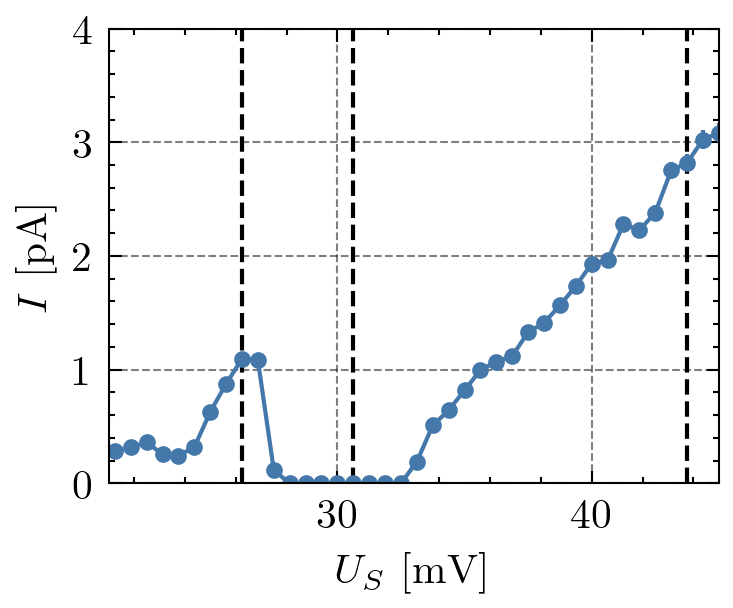
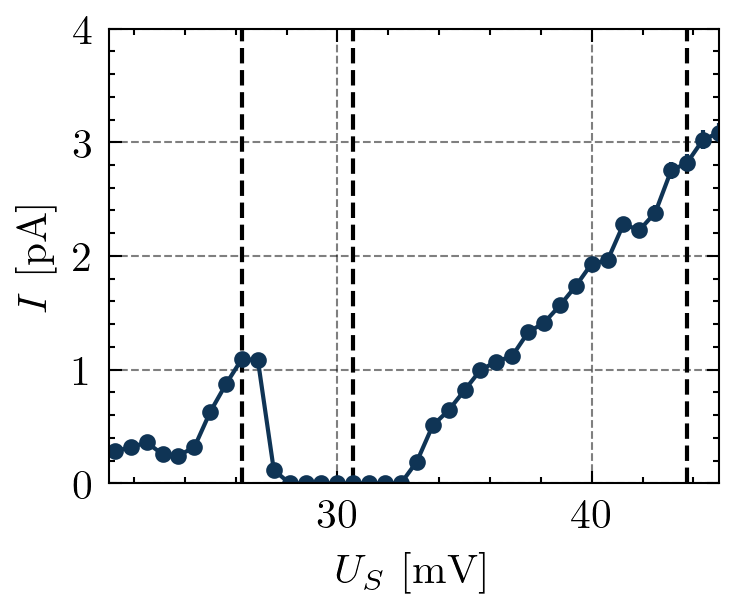
Code edit (unified diff) that turned the first committed figure into the second:
--- before
+++ after
@@ -8,5 +8,5 @@
 y       = df['Observable'].values*1e-6
 y_e     = df['Error'].values*1e-6
-_       = ax.errorbar(x, y, y_e, marker='.')
+_       = ax.errorbar(x, y, y_e, marker='.', color=cmaps.lipari(0.1))
 _       = ax.set_xlabel("$U_S~[\mathrm{mV}]$")
 _       = ax.set_ylabel("$I~[\mathrm{pA}]$")

Commit: .